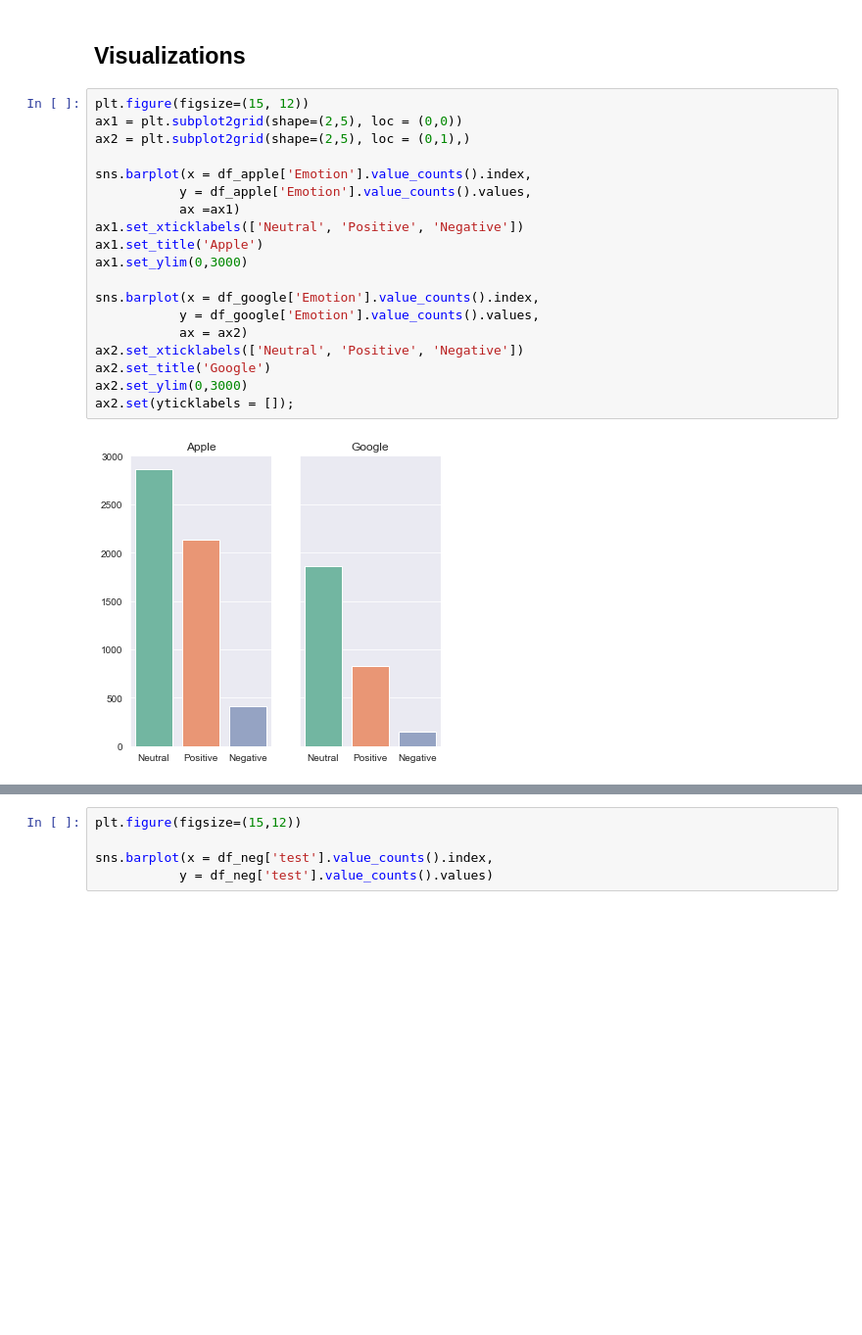
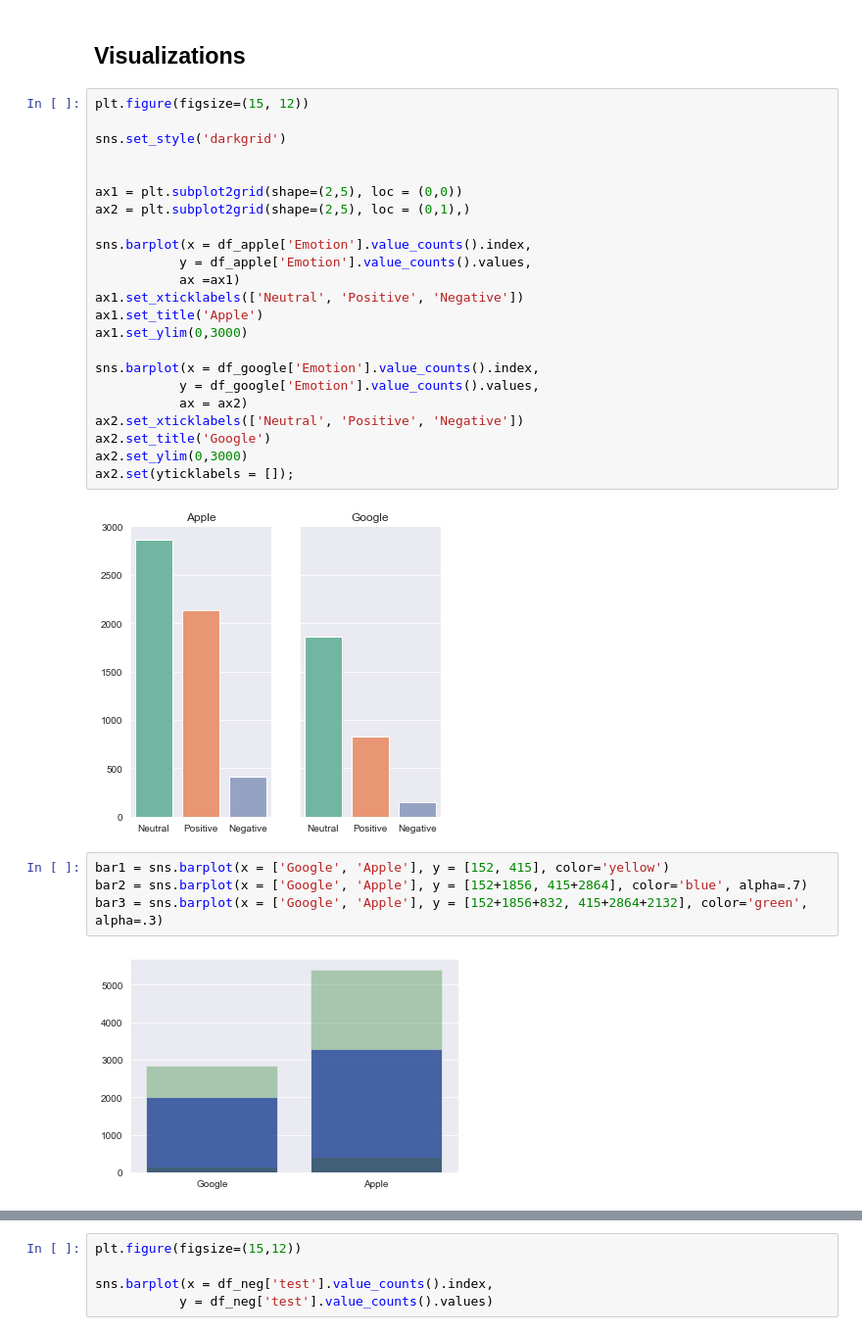
Before and after one commit to mmceld2/NLP-Analysis, a Jupyter notebook: dillon_cleaner_nb.ipynb, the cells around one changed output, grey strips where cells are left out. Shown at 98% size. Saved outputs shown, nothing was run; the diff lists cells and outputs as text; blank space fills up the shorter version.

```diff
--- a/dillon_cleaner_nb.ipynb
+++ b/dillon_cleaner_nb.ipynb
@@ -341,6 +315,10 @@ df[]
 ## Visualizations
 # %%
 plt.figure(figsize=(15, 12))
+
+sns.set_style('darkgrid')
+
+
 ax1 = plt.subplot2grid(shape=(2,5), loc = (0,0))
 ax2 = plt.subplot2grid(shape=(2,5), loc = (0,1),)
 
@@ -360,3 +338,9 @@ ax2.set_ylim(0,3000)
 ax2.set(yticklabels = []);
 # %% [output]
 [figure]
+# %%
+bar1 = sns.barplot(x = ['Google', 'Apple'], y = [152, 415], color='yellow')
+bar2 = sns.barplot(x = ['Google', 'Apple'], y = [152+1856, 415+2864], color='blue', alpha=.7)
+bar3 = sns.barplot(x = ['Google', 'Apple'], y = [152+1856+832, 415+2864+2132], color='green', alpha=.3)
+# %% [output]
+[figure, added]
```
Also changed, not shown: parts of 60 cells of this notebook.
